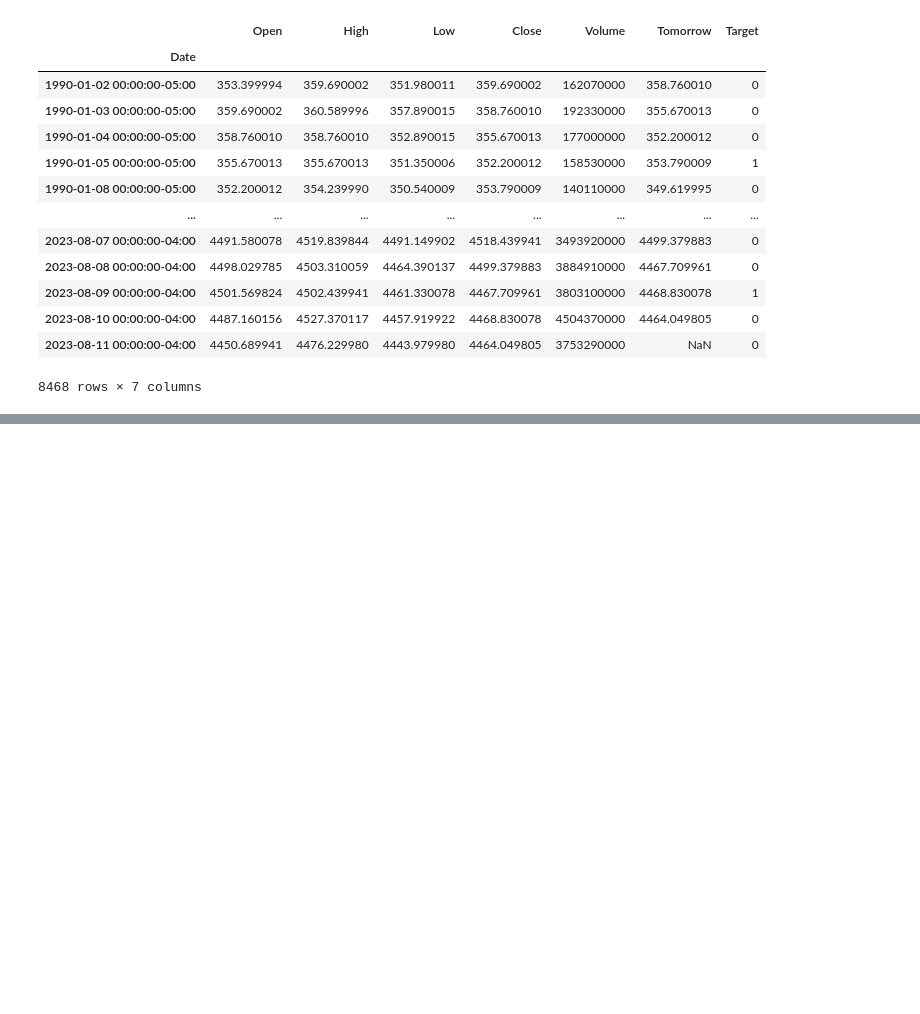
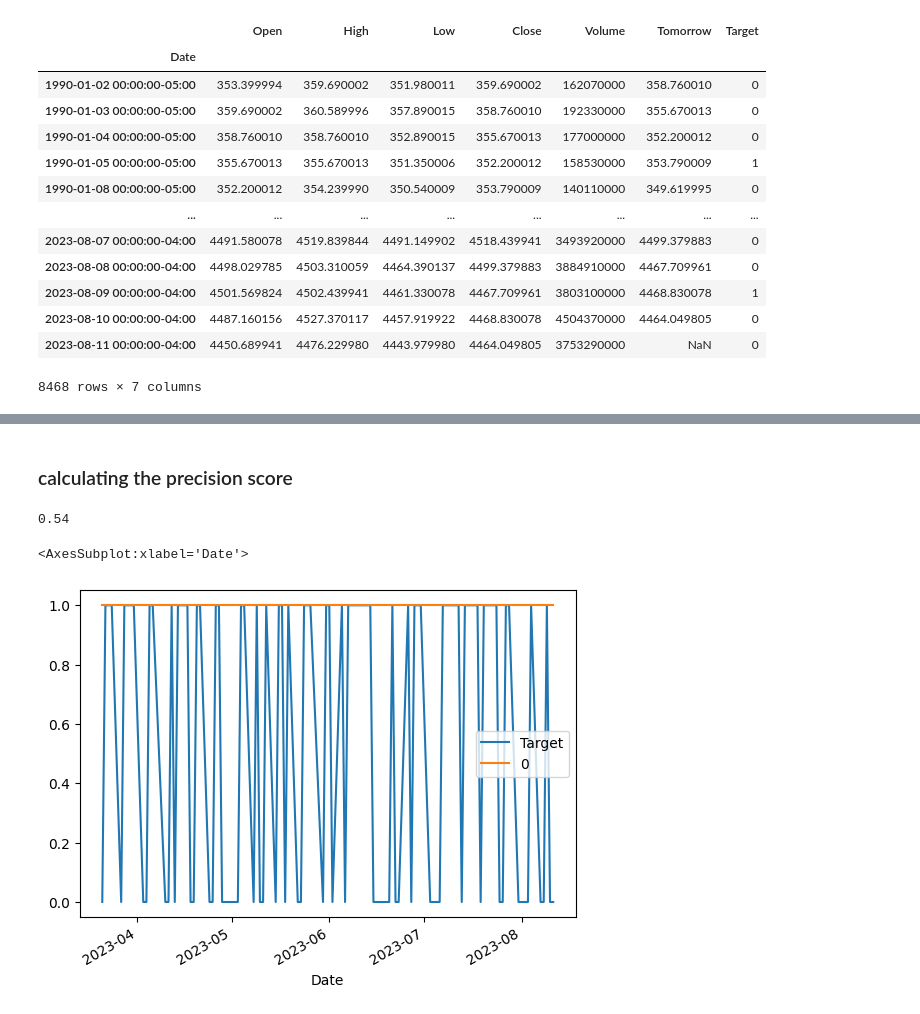
Before and after one commit to AjaySinghMehta/StockPrediction_using_yahoo_finance_sp500, a Jupyter notebook: main.ipynb, the cells around one changed output, grey strips where cells are left out. Saved outputs shown, nothing was run; the diff lists cells and outputs as text; code cells hidden in the pictures; blank space fills up the shorter version.

Commit message:
first training of model

```diff
--- a/main.ipynb
+++ b/main.ipynb
@@ -93,3 +93,19 @@ df
 | 2023-08-10 00:00:00-04:00 | 4487.160156 | 4527.370117 | 4457.919922 | 4468.830078 | 4504370000 | 4464.049805 | 0 |
 | 2023-08-11 00:00:00-04:00 | 4450.689941 | 4476.229980 | 4443.979980 | 4464.049805 | 3753290000 | NaN | 0 |
 8468 rows × 7 columns
+# %%
+''' Using RandomForest as it train mulitple individual decision
+    trees with random parameters and averaging the result form those
+    decision trees resulting in reducing the overfit problem
+
+    and it can even pick non linear corelation between data as well
+'''
+from sklearn.ensemble import RandomForestClassifier
+model = RandomForestClassifier(n_estimators=100, min_samples_split=100,random_state=1)
+
+# in time series data such as this we cant use cross validation as it results in overfitting and leakage is gonna happen i.e getting future data ahead and predicting the past data
+train = df.iloc[:100]
+test = df.iloc[-100:]
+
+predictors = ["Close", "Volume", "Open", "High", "Low"]
+model.fit(train[predictors],train["Target"])
@@ -95,0 +114,8 @@ df
+# %%
+from sklearn.metrics import precision_score
+
+predictions = model.predict(test[predictors])
+# %%
+import pandas as pd
+
+predictions = pd.Series(predictions, index = test.index)
@@ -95,0 +138,13 @@ df
+# %% [markdown]
+### calculating the precision score
+# %%
+precision_score(test["Target"], predictions)
+# %% [output]
+0.54
+# %%
+combined = pd.concat([test["Target"], predictions],axis=1)
+# %%
+combined.plot()
+# %% [output]
+<AxesSubplot:xlabel='Date'>
+[figure, added]
```
Also changed, not shown: parts of 2 cells of this notebook.
